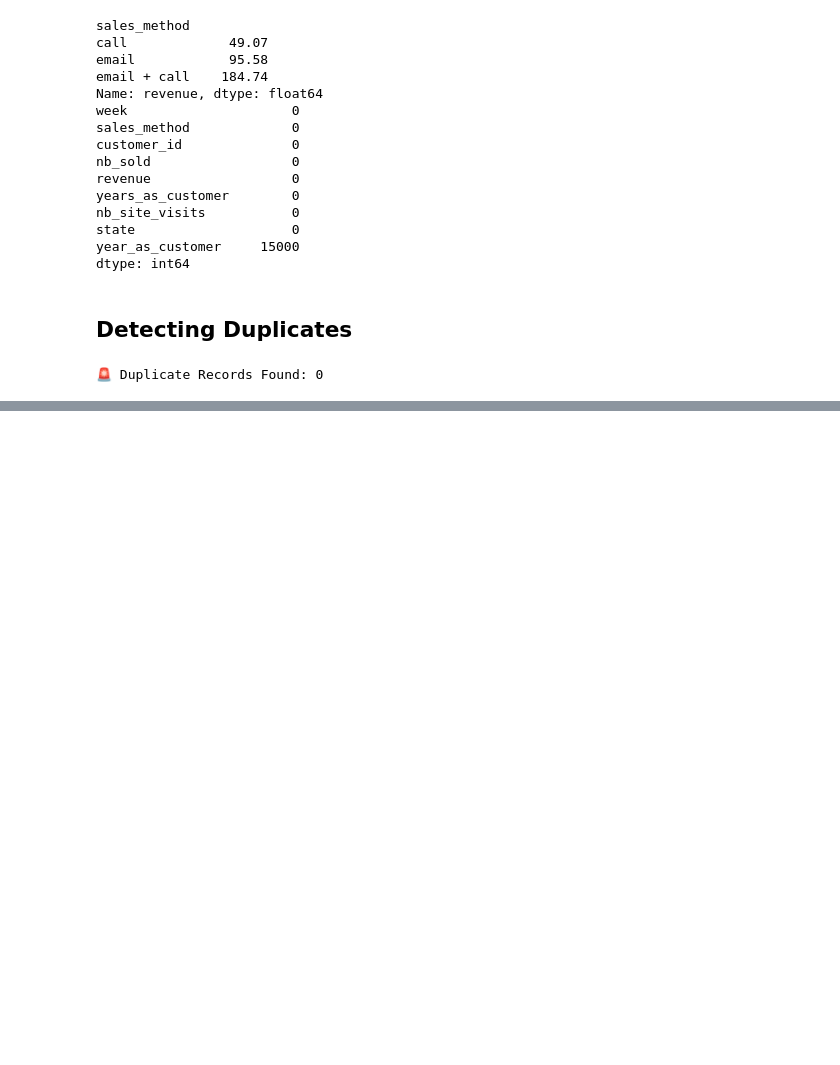
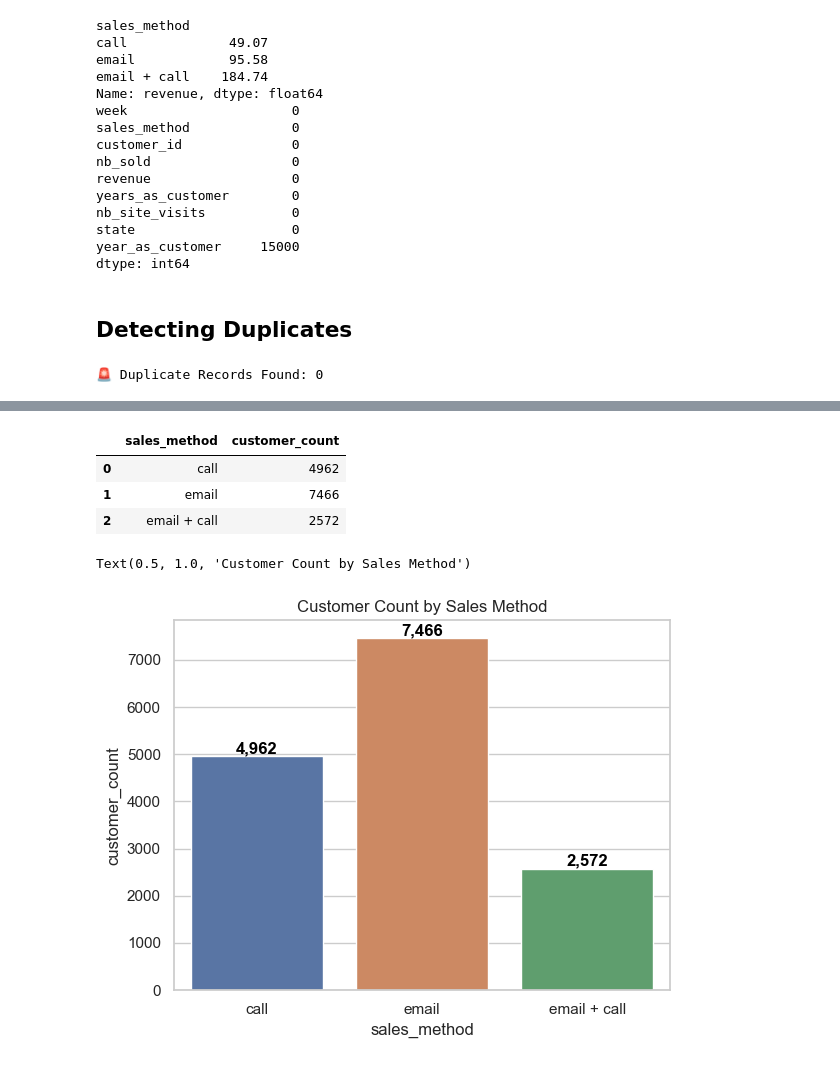
Before and after one commit to pabs-llama/projects, a Jupyter notebook: product_sales.ipynb, the cells around one changed output, grey strips where cells are left out. Cells and saved outputs as stored; diff of their text form; code cells hidden in the pictures; blank space fills up the shorter version.

Commit message:
making single variable graphs

```diff
--- a/product_sales.ipynb
+++ b/product_sales.ipynb
@@ -234,0 +246,19 @@ print(f"\n🚨 Duplicate Records Found: {duplicates}")
+# %%
+group = df.groupby("sales_method").size().reset_index(name ="customer_count")
+group
+# %% [output]
+|  | sales_method | customer_count |
+| 0 | call | 4962 |
+| 1 | email | 7466 |
+| 2 | email + call | 2572 |
+# %%
+ax= sns.barplot(data=group, x="sales_method", y= "customer_count", hue ="sales_method")
+for p in ax.patches:
+    ax.annotate(f'{p.get_height():,.0f}',  # Format as integer with comma
+                 (p.get_x() + p.get_width() / 2, p.get_height()),  # Position
+                 ha='center', va='bottom', fontsize=12, fontweight='bold', color='black')
+
+plt.title("Customer Count by Sales Method")
+# %% [output]
+Text(0.5, 1.0, 'Customer Count by Sales Method')
+[figure, added]
```
Also changed, not shown: parts of 9 cells of this notebook.
